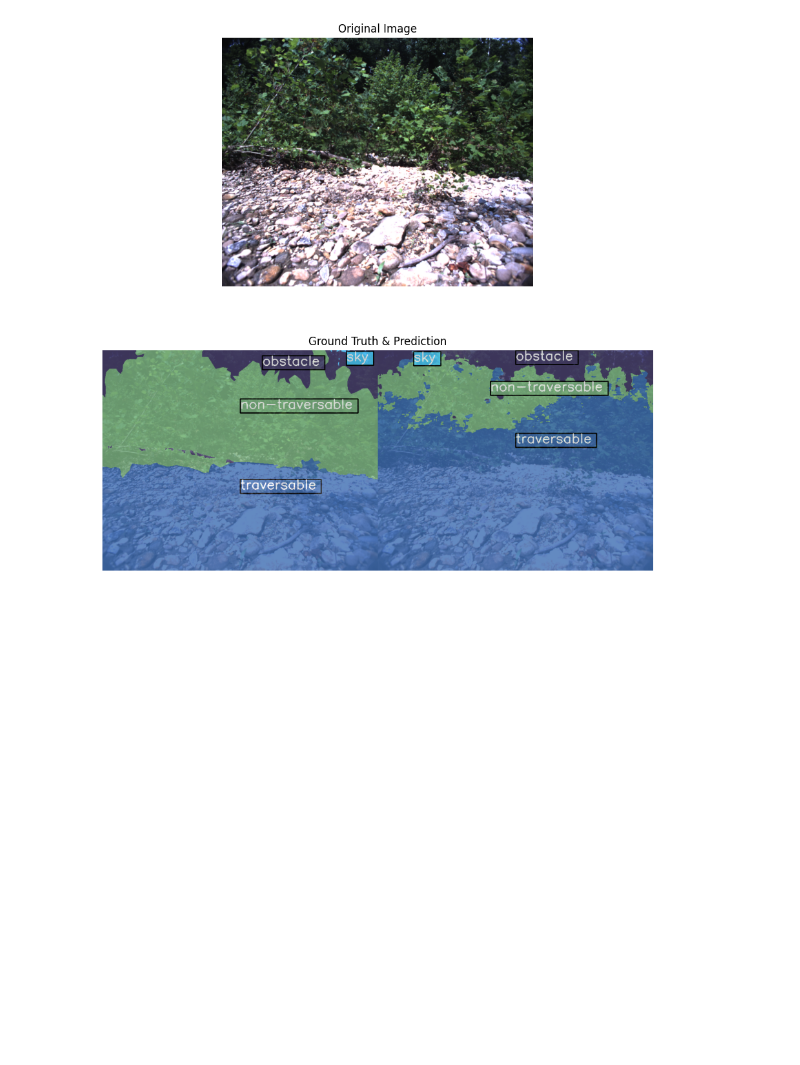
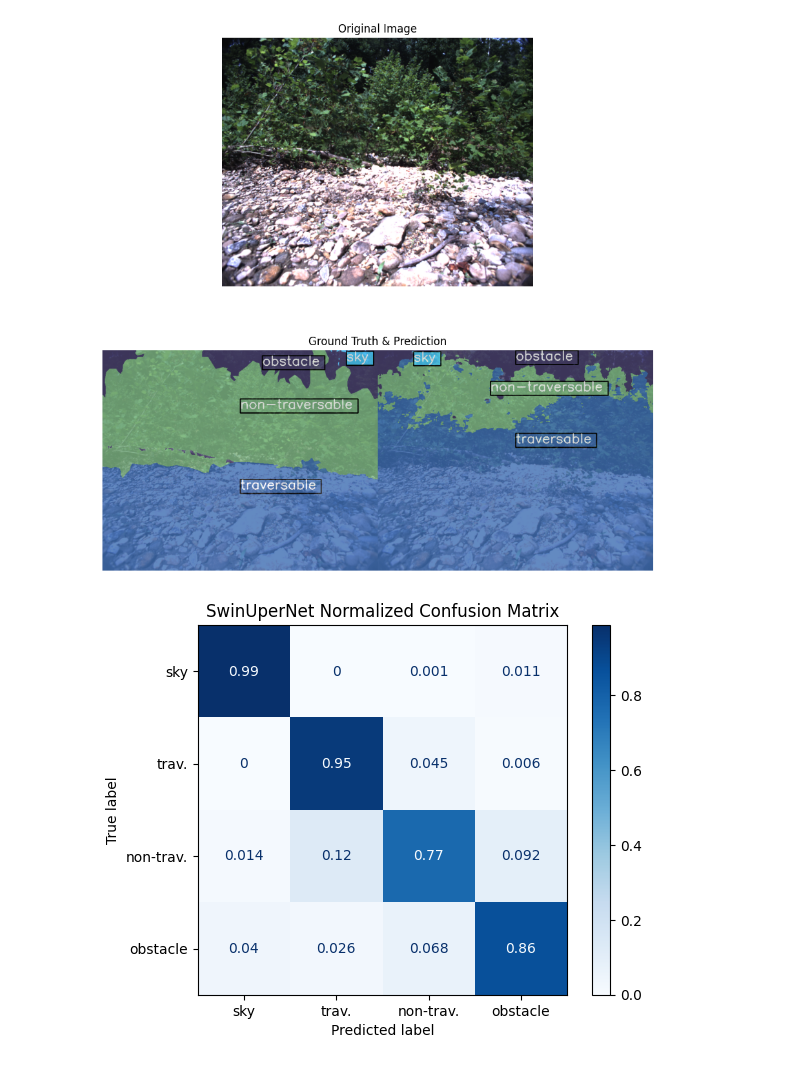
Before and after one commit to NoelVar/Transformer-Based-Terrain-Perception-for-Off-Road-Environments, a Jupyter notebook: notebooks/model_evaluation/03_rugdrellis_deeplabv3_8000.ipynb, the cells around one changed output. Cells and saved outputs as stored; diff of their text form; code cells hidden in the pictures; blank space fills up the shorter version.

Commit message:
Added evaluation/confusion matix of all model

```diff
--- a/notebooks/model_evaluation/03_rugdrellis_deeplabv3_8000.ipynb
+++ b/notebooks/model_evaluation/03_rugdrellis_deeplabv3_8000.ipynb
@@ -26,3 +26,24 @@ ax[1].axis("off")
 plt.show()
 # %% [output]
 [figure]
+# %%
+# Ref: https://www.geeksforgeeks.org/machine-learning/how-to-plot-confusion-matrix-with-labels-in-sklearn/
+from sklearn.metrics import ConfusionMatrixDisplay
+import matplotlib.pyplot as plt
+classes = ['sky', 'trav.', 'non-trav.', 'obstacle']
+cm = np.array([
+        [0.988, 0, 0.001, 0.011],
+        [0, 0.948, 0.045, 0.006],
+        [0.014, 0.125, 0.769, 0.092],
+        [0.04,  0.026, 0.068, 0.865]
+])
+
+disp = ConfusionMatrixDisplay(confusion_matrix=cm, display_labels=classes)
+disp.plot(
+    cmap=plt.cm.Blues
+)
+# plt.xticks(rotation=45)
+plt.title('SwinUperNet Normalized Confusion Matrix')
+plt.show()
+# %% [output]
+[figure, added]
```
Also changed, not shown: parts of 3 cells of this notebook, 2 other files.
